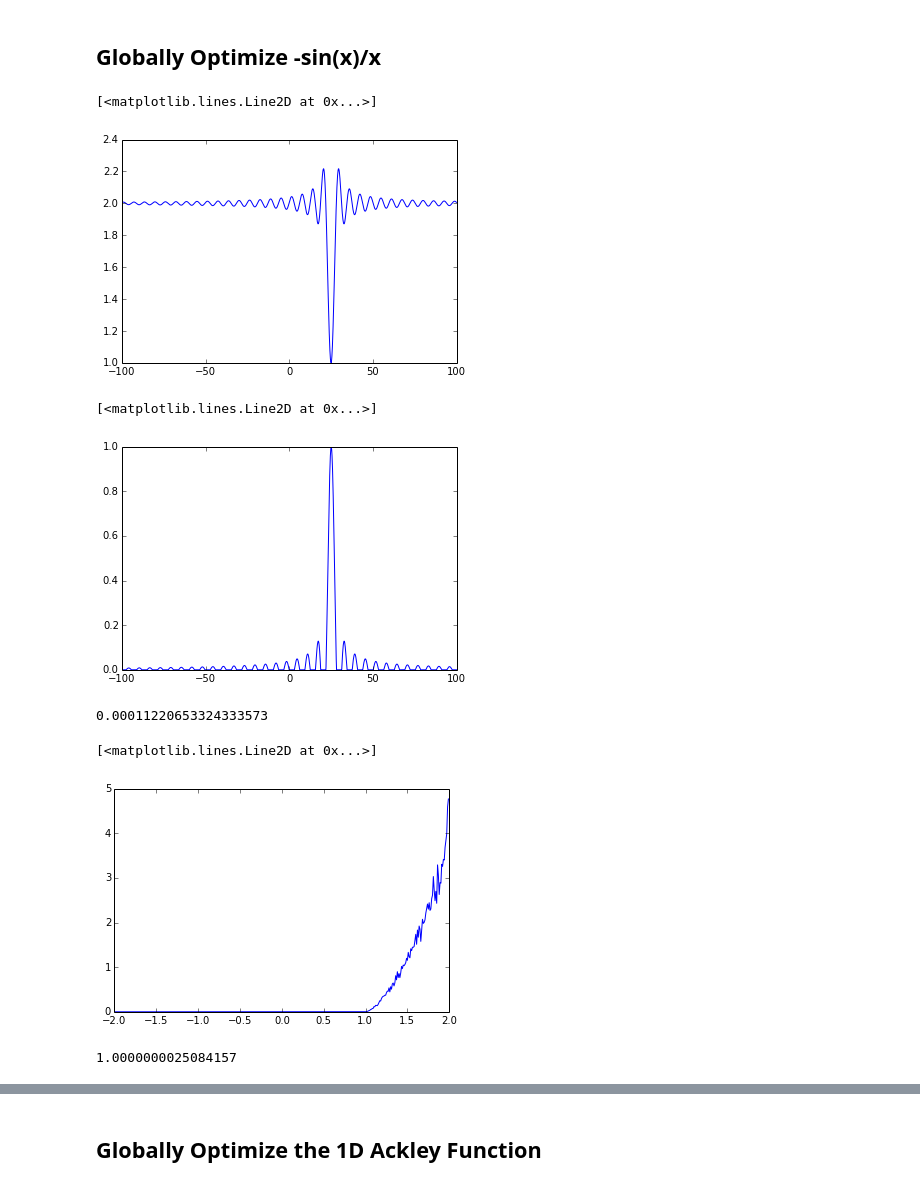
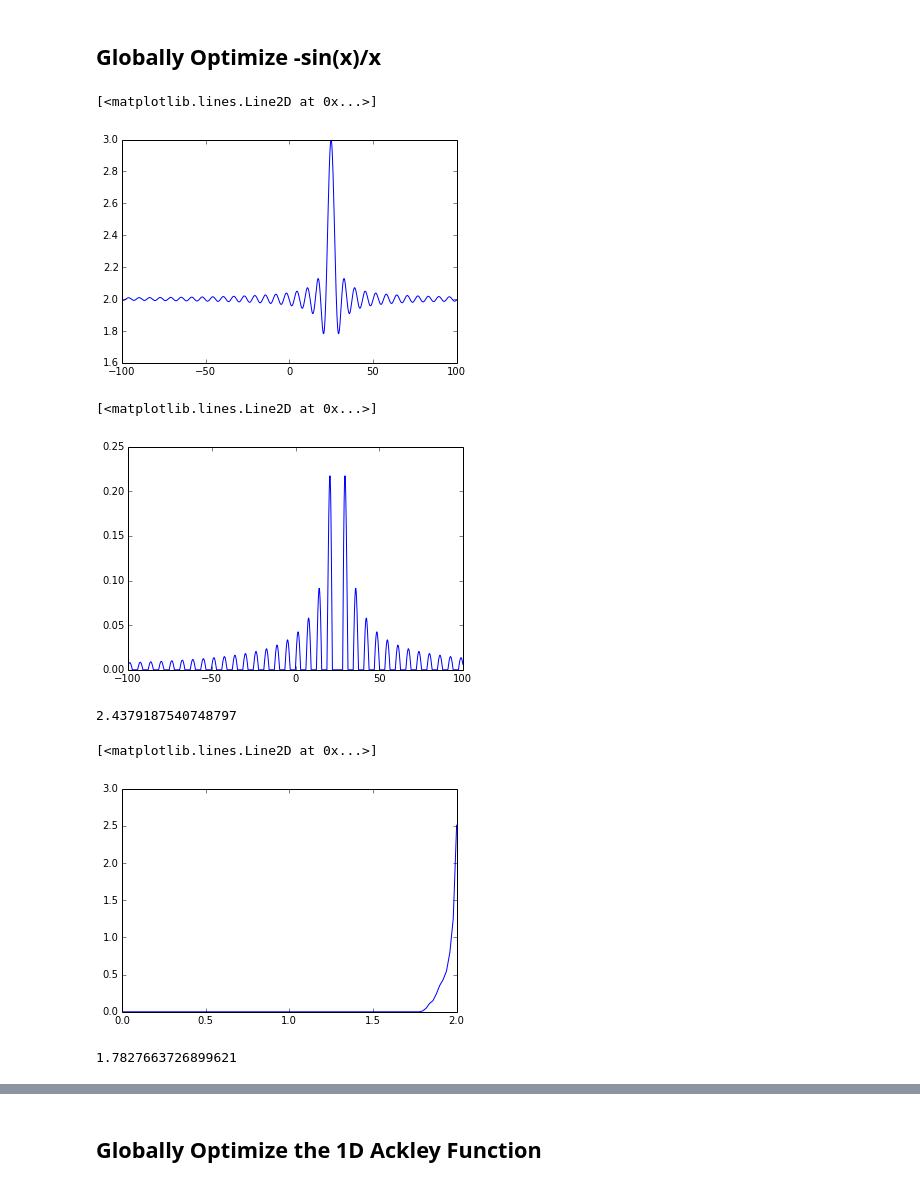
Before and after one commit to robertsdionne/notebooks, a Jupyter notebook: Global Optimization.ipynb, the cells around one changed output, grey strips where cells are left out. Drawn from its saved outputs; the diff is of its cells as text; code cells hidden in the pictures.

```diff
--- a/Global Optimization.ipynb
+++ b/Global Optimization.ipynb
@@ -43,13 +43,13 @@ import numpy
 import math
 # %%
 def f(x):
-    return -numpy.sin(x - 25)/(x - 25) + 2
+    return numpy.sin(x - 25)/(x - 25) + 2
 # %%
 x = numpy.arange(-100, 100, 0.1)
 plt.plot(x, f(x))
 # %% [output]
 [<matplotlib.lines.Line2D at 0x...>]
-[figure, old version]
+[figure, new version]
 # %%
 # Creates a deviation function argument function (the inside of the deviation function integral)
 # from "A sufficient and necessary condition for global optimization."
@@ -62,26 +62,26 @@ V = Deviation(1, f)
 plt.plot(x, V(2, x))
 # %% [output]
 [<matplotlib.lines.Line2D at 0x...>]
-[figure, old version]
+[figure, new version]
 # %%
 # Generic uniform Monte Carlo estimator for the deviation function.
 def Estimator(V, alpha, N, a, b):
     samples = (b - a) * numpy.random.random_sample(N) + a
     return (b - a) / float(N) * V(alpha, samples).sum()
 # %%
-Estimator(V, 1.001, 100000, -100, 100)
+Estimator(V, 2.0, 100000, -100, 100)
 # %% [output]
-0.00011220653324333573
+2.4379187540748797
 # %%
 # Evaluate the deviation function over \alpha \in (-2, 2)
-y = numpy.arange(-2, 2, 0.01)
-alpha = numpy.arange(-2, 2, 0.01)
+y = numpy.linspace(0, 2.0, 100)
+alpha = y.copy()
 for i in xrange(0, y.size):
     alpha[i] = Estimator(V, y[i], 10000, -100, 100)
 plt.plot(y, alpha)
 # %% [output]
 [<matplotlib.lines.Line2D at 0x...>]
-[figure, old version]
+[figure, new version]
 # %%
 # Binary search over the range of f to find \alpha^*
 def FindEssentialInfimum(f, N, a, b, epsilon):
@@ -113,6 +113,6 @@ def FindEssentialInfimum(f, N, a, b, epsilon):
 # %%
 FindEssentialInfimum(f, 1000000, -100, 100, 1e-10)
 # %% [output]
-1.0000000025084157
+1.7827663726899621
 # %%
 # Binary search over parameter x to find the subdomain containing the global optimum coordinate x^* and value \alpha^*
```
Also changed, not shown: parts of 15 cells of this notebook.
